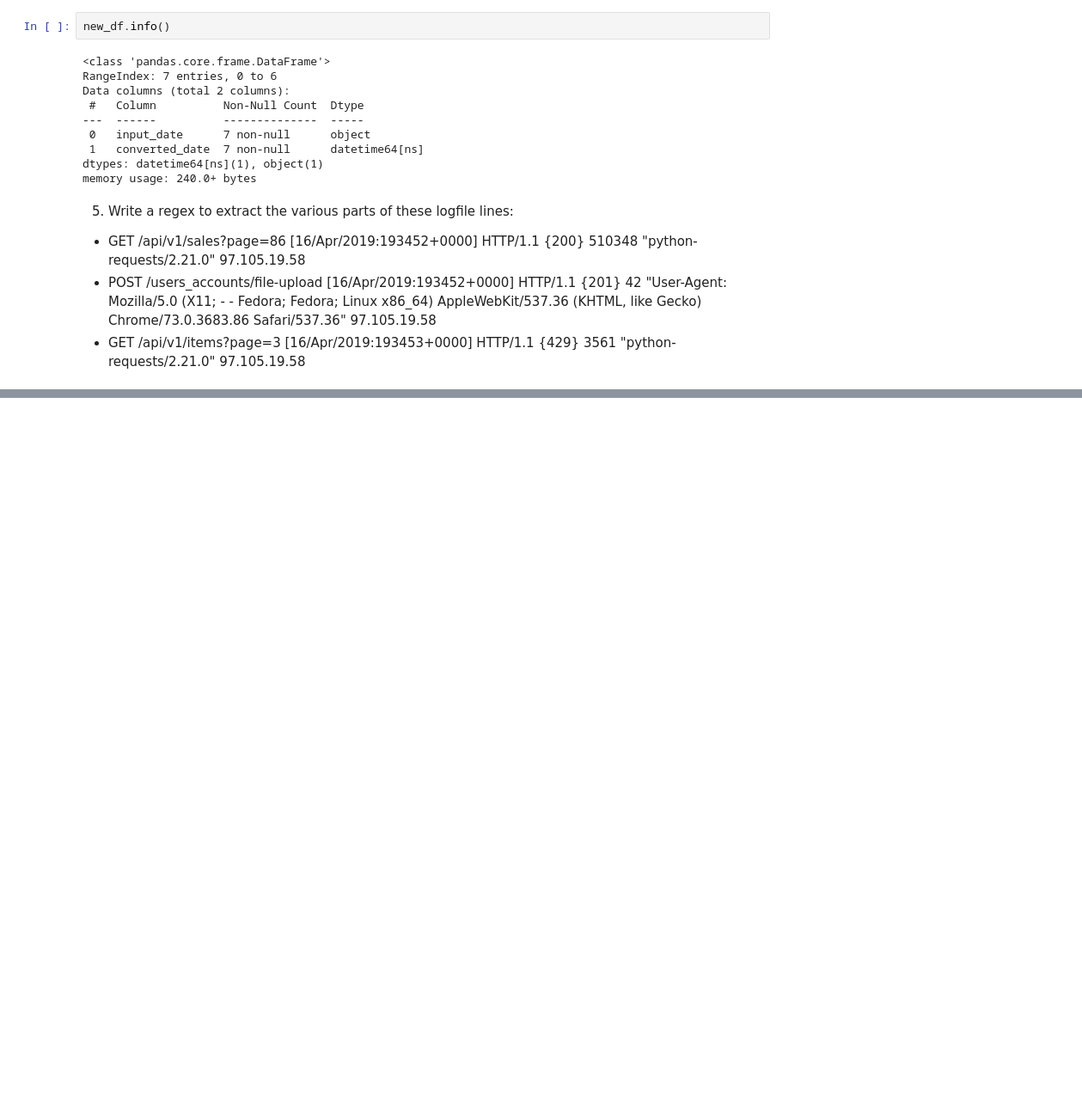
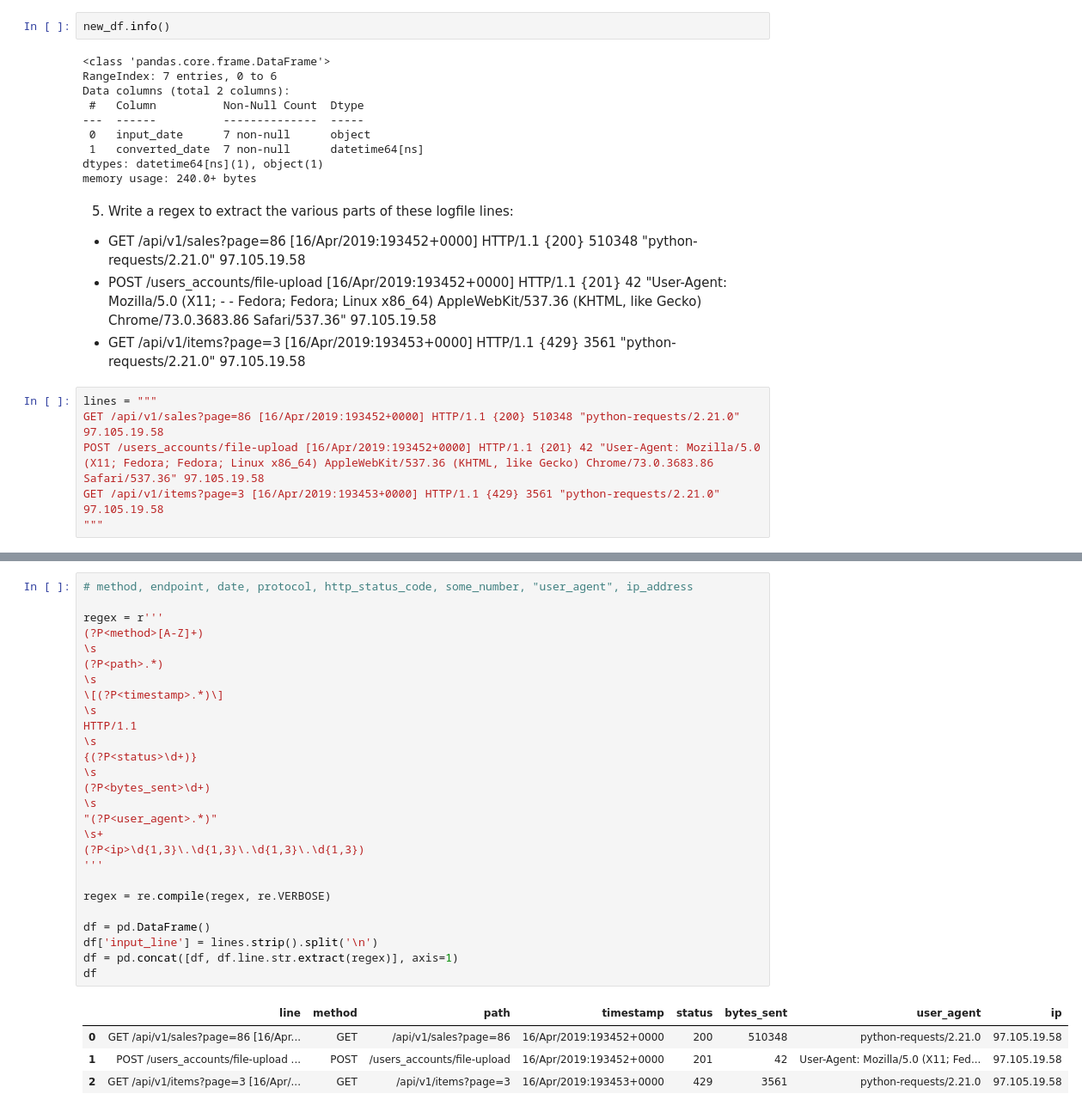
Before and after one commit to Tyler-Applegate/natural-language-processing-exercises, a Jupyter notebook: regex.ipynb, the cells around one changed output, grey strips where cells are left out. Shown at 86% size. Drawn from its saved outputs; the diff is of its cells as text; blank space fills up the shorter version.

```diff
--- a/regex.ipynb
+++ b/regex.ipynb
@@ -231,3 +231,9 @@ memory usage: 240.0+ bytes
 - GET /api/v1/sales?page=86 [16/Apr/2019:193452+0000] HTTP/1.1 {200} 510348 "python-requests/2.21.0" 97.105.19.58
 - POST /users_accounts/file-upload [16/Apr/2019:193452+0000] HTTP/1.1 {201} 42 "User-Agent: Mozilla/5.0 (X11; -  - Fedora; Fedora; Linux x86_64) AppleWebKit/537.36 (KHTML, like Gecko) Chrome/73.0.3683.86 Safari/537.36" 97.105.19.58
 - GET /api/v1/items?page=3 [16/Apr/2019:193453+0000] HTTP/1.1 {429} 3561 "python-requests/2.21.0" 97.105.19.58
+# %%
+lines = """
+GET /api/v1/sales?page=86 [16/Apr/2019:193452+0000] HTTP/1.1 {200} 510348 "python-requests/2.21.0" 97.105.19.58
+POST /users_accounts/file-upload [16/Apr/2019:193452+0000] HTTP/1.1 {201} 42 "User-Agent: Mozilla/5.0 (X11; Fedora; Fedora; Linux x86_64) AppleWebKit/537.36 (KHTML, like Gecko) Chrome/73.0.3683.86 Safari/537.36" 97.105.19.58
+GET /api/v1/items?page=3 [16/Apr/2019:193453+0000] HTTP/1.1 {429} 3561 "python-requests/2.21.0" 97.105.19.58
+"""
@@ -233,0 +291,32 @@ memory usage: 240.0+ bytes
+# %%
+# method, endpoint, date, protocol, http_status_code, some_number, "user_agent", ip_address
+
+regex = r'''
+(?P<method>[A-Z]+)
+\s
+(?P<path>.*)
+\s
+\[(?P<timestamp>.*)\]
+\s
+HTTP/1.1
+\s
+{(?P<status>\d+)}
+\s
+(?P<bytes_sent>\d+)
+\s
+"(?P<user_agent>.*)"
+\s+
+(?P<ip>\d{1,3}\.\d{1,3}\.\d{1,3}\.\d{1,3})
+'''
+
+regex = re.compile(regex, re.VERBOSE)
+
+df = pd.DataFrame()
+df['input_line'] = lines.strip().split('\n')
+df = pd.concat([df, df.line.str.extract(regex)], axis=1)
+df
+# %% [output]
+|  | line | method | path | timestamp | status | bytes_sent | user_agent | ip |
+| 0 | GET /api/v1/sales?page=86 [16/Apr... | GET | /api/v1/sales?page=86 | 16/Apr/2019:193452+0000 | 200 | 510348 | python-requests/2.21.0 | 97.105.19.58 |
+| 1 | POST /users_accounts/file-upload ... | POST | /users_accounts/file-upload | 16/Apr/2019:193452+0000 | 201 | 42 | User-Agent: Mozilla/5.0 (X11; Fed... | 97.105.19.58 |
+| 2 | GET /api/v1/items?page=3 [16/Apr/... | GET | /api/v1/items?page=3 | 16/Apr/2019:193453+0000 | 429 | 3561 | python-requests/2.21.0 | 97.105.19.58 |
```
Also changed, not shown: parts of 33 cells of this notebook, 1 other file.
